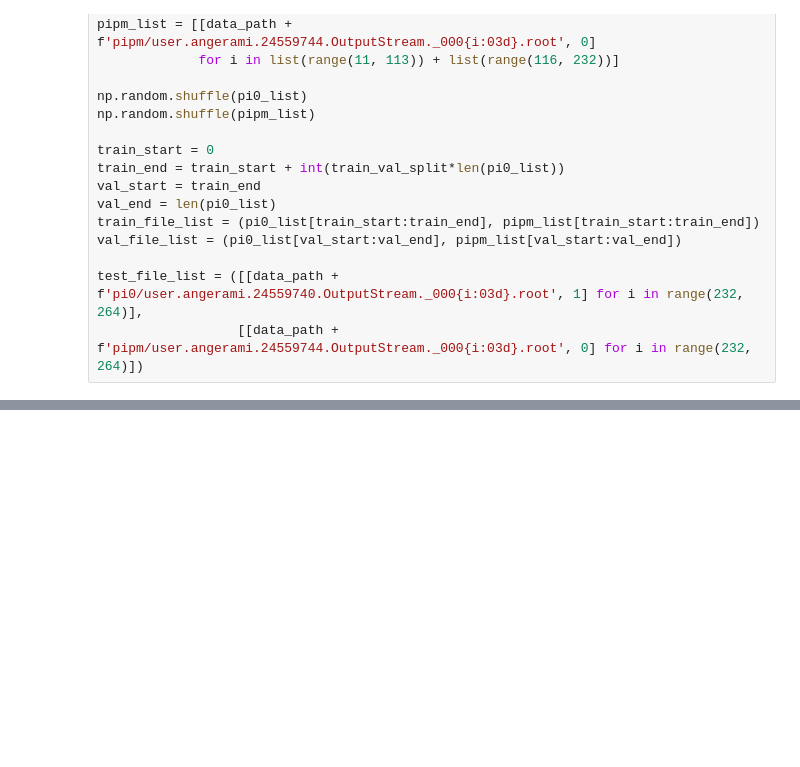
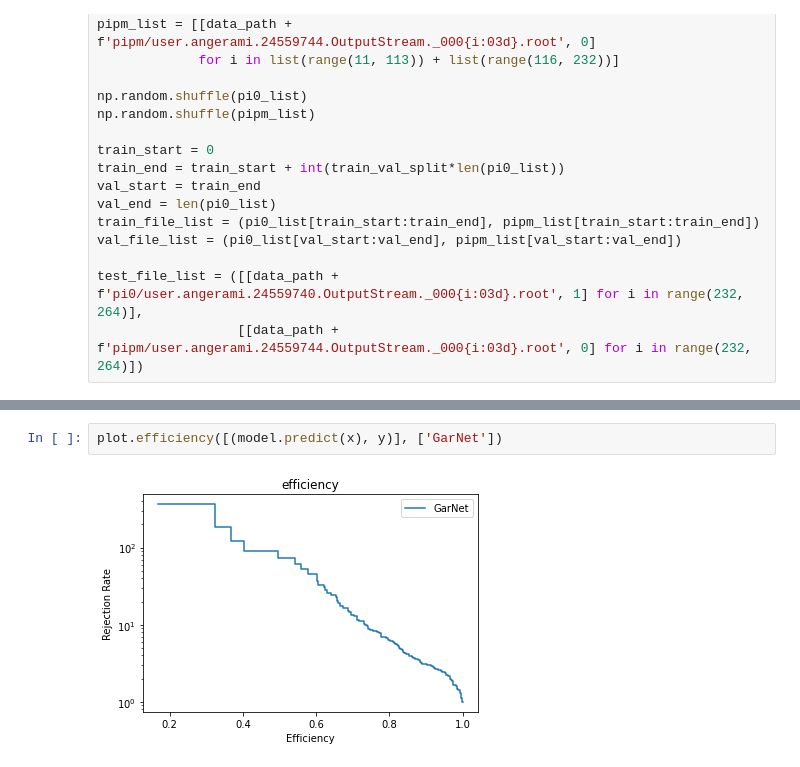
Before and after one commit to joshlerner/triumf-ml, a Jupyter notebook: PionReconstruction/PionTrainingExample.ipynb, the cells around one changed output, grey strips where cells are left out. Cells and saved outputs as stored; diff of their text form; blank space fills up the shorter version.

```diff
--- a/PionReconstruction/PionTrainingExample.ipynb
+++ b/PionReconstruction/PionTrainingExample.ipynb
@@ -148,0 +149,4 @@ plot.ROC(model.predict(x), y)
+# %%
+plot.efficiency([(model.predict(x), y)], ['GarNet'])
+# %% [output]
+[figure, added]
```
Also changed, not shown: parts of 6 cells of this notebook, 2 other files.
